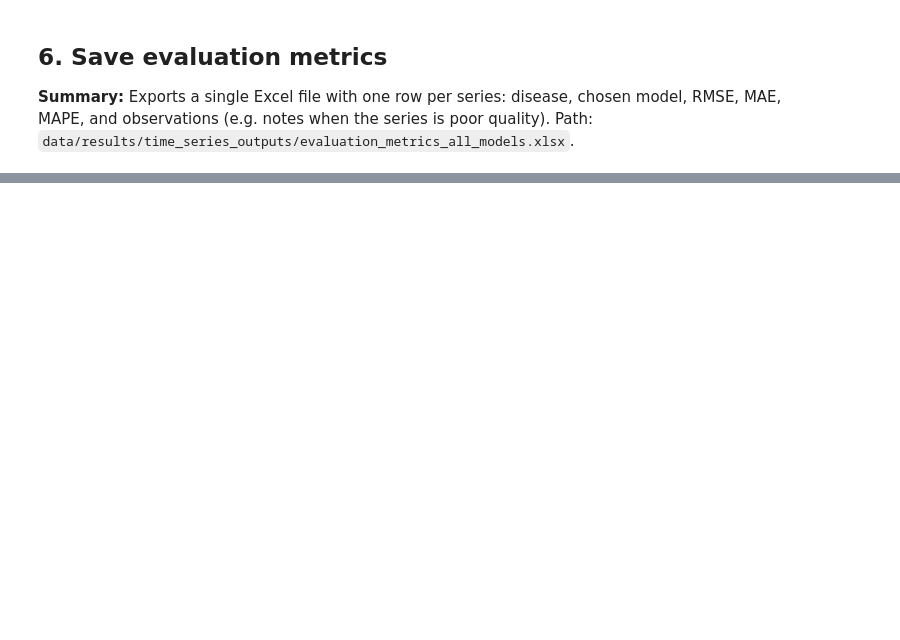
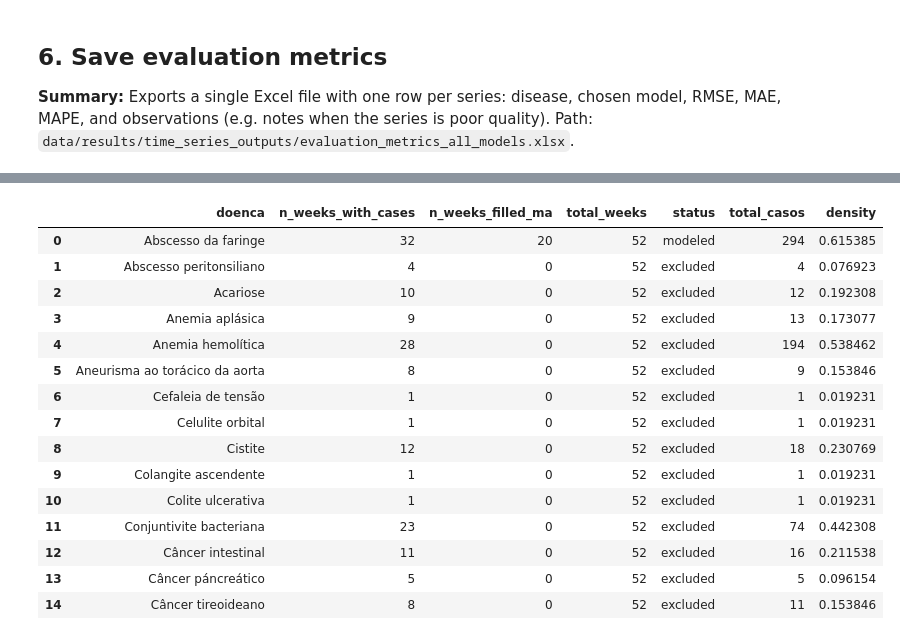
Before and after one commit to daniellybx/projeto_proepi_gds_datascience, a Jupyter notebook: notebooks/04_time_series_analysis.ipynb, the cells around one changed output, grey strips where cells are left out. Saved outputs shown, nothing was run; the diff lists cells and outputs as text; code cells hidden in the pictures; blank space fills up the shorter version.

```diff
--- a/notebooks/04_time_series_analysis.ipynb
+++ b/notebooks/04_time_series_analysis.ipynb
@@ -29,10 +29,11 @@ os.makedirs(PATH_OUTPUT, exist_ok=True)
 os.makedirs(PATH_SUMMARIES, exist_ok=True)
 os.makedirs(PATH_CHARTS, exist_ok=True)
 
-DATE_START = "2023-09-01"
-DATE_END = "2025-12-31"
+DATE_START = "2022-01-01"
+DATE_END = "2022-12-31"  # 52 semanas no ano
 FREQ = "W-MON"
-TRAIN_RATIO = 0.70
+N_WEEKS = 52
+TEST_START_WEEK = 37   # treino = semanas 1-36, teste = semanas 37-52
 
 df = pd.read_excel(PATH_INPUT, engine="openpyxl")
 df["report_created_at"] = pd.to_datetime(df["report_created_at"], errors="coerce")
@@ -66,8 +81,8 @@ for doenca, grp in weekly.groupby("doenca"):
     density_list.append({"doenca": doenca, "density": density, "total_casos": total_casos, "n_weeks_with_data": n_weeks_with_data})
 
 density_df = pd.DataFrame(density_list)
-MIN_DENSITY = 0.10
+MIN_SEMANAS = 30  # pelo menos 30 semanas com dados para modelar
 MIN_CASOS = 20
-viable = density_df[(density_df["density"] >= MIN_DENSITY) & (density_df["total_casos"] >= MIN_CASOS)]["doenca"].tolist()
-print(f"Séries viáveis (densidade >= {MIN_DENSITY}, total_casos >= {MIN_CASOS}): {len(viable)}")
+viable = density_df[(density_df["n_weeks_with_data"] >= MIN_SEMANAS) & (density_df["total_casos"] >= MIN_CASOS)]["doenca"].tolist()
+print(f"Séries viáveis (>= {MIN_SEMANAS} semanas com dados, total_casos >= {MIN_CASOS}): {len(viable)}")
 density_df.sort_values("density", ascending=False).head(15)
@@ -247,0 +334,41 @@ metrics_df.head(20)
+# %%
+total_diseases = len(density_df)
+excluded = density_df[~density_df["doenca"].isin(viable)]["doenca"].tolist()
+modeled = [r["doenca"] for r in automl_results]
+n_excluded = len(excluded)
+n_modeled = len(modeled)
+
+print("=== Resumo da seleção de séries viáveis ===")
+print(f"Total de doenças: {total_diseases}")
+print(f"Séries excluídas: {n_excluded}")
+for d in excluded:
+    print(f"  - {d}")
+print(f"Séries modeladas: {n_modeled}")
+for d in modeled:
+    print(f"  - {d}")
+
+n_weeks = len(weeks_full)
+per_disease = density_df.copy()
+per_disease["n_weeks_with_cases"] = per_disease["n_weeks_with_data"]
+per_disease["n_weeks_filled_ma"] = per_disease.apply(
+    lambda r: (n_weeks - r["n_weeks_with_data"]) if r["doenca"] in viable else 0, axis=1
+)
+per_disease["total_weeks"] = n_weeks
+per_disease["status"] = per_disease["doenca"].apply(
+    lambda d: "modeled" if d in modeled else ("viable" if d in viable else "excluded")
+)
+per_disease = per_disease[["doenca", "n_weeks_with_cases", "n_weeks_filled_ma", "total_weeks", "status", "total_casos", "density"]]
+
+path_summary = PATH_OUTPUT / "evaluation_viable_series_summary.xlsx"
+with pd.ExcelWriter(path_summary, engine="openpyxl") as writer:
+    summary_df = pd.DataFrame({
+        "metric": ["total_diseases", "excluded_count", "modeled_count"],
+        "value": [total_diseases, n_excluded, n_modeled],
+    })
+    summary_df.to_excel(writer, sheet_name="Summary", index=False)
+    pd.DataFrame({"excluded_series": excluded}).to_excel(writer, sheet_name="Excluded_series", index=False)
+    pd.DataFrame({"modeled_series": modeled}).to_excel(writer, sheet_name="Modeled_series", index=False)
+    per_disease.to_excel(writer, sheet_name="Per_disease", index=False)
+print(f"Salvo: {path_summary}")
+per_disease.head(15)
+# %% [output]
@@ -247,0 +392,16 @@ metrics_df.head(20)
+|  | doenca | n_weeks_with_cases | n_weeks_filled_ma | total_weeks | status | total_casos | density |
+| 0 | Abscesso da faringe | 32 | 20 | 52 | modeled | 294 | 0.615385 |
+| 1 | Abscesso peritonsiliano | 4 | 0 | 52 | excluded | 4 | 0.076923 |
+| 2 | Acariose | 10 | 0 | 52 | excluded | 12 | 0.192308 |
+| 3 | Anemia aplásica | 9 | 0 | 52 | excluded | 13 | 0.173077 |
+| 4 | Anemia hemolítica | 28 | 0 | 52 | excluded | 194 | 0.538462 |
+| 5 | Aneurisma ao torácico da aorta | 8 | 0 | 52 | excluded | 9 | 0.153846 |
+| 6 | Cefaleia de tensão | 1 | 0 | 52 | excluded | 1 | 0.019231 |
+| 7 | Celulite orbital | 1 | 0 | 52 | excluded | 1 | 0.019231 |
+| 8 | Cistite | 12 | 0 | 52 | excluded | 18 | 0.230769 |
+| 9 | Colangite ascendente | 1 | 0 | 52 | excluded | 1 | 0.019231 |
+| 10 | Colite ulcerativa | 1 | 0 | 52 | excluded | 1 | 0.019231 |
+| 11 | Conjuntivite bacteriana | 23 | 0 | 52 | excluded | 74 | 0.442308 |
+| 12 | Câncer intestinal | 11 | 0 | 52 | excluded | 16 | 0.211538 |
+| 13 | Câncer páncreático | 5 | 0 | 52 | excluded | 5 | 0.096154 |
+| 14 | Câncer tireoideano | 8 | 0 | 52 | excluded | 11 | 0.153846 |
```
Also changed, not shown: parts of 12 cells of this notebook, 2 other files.
